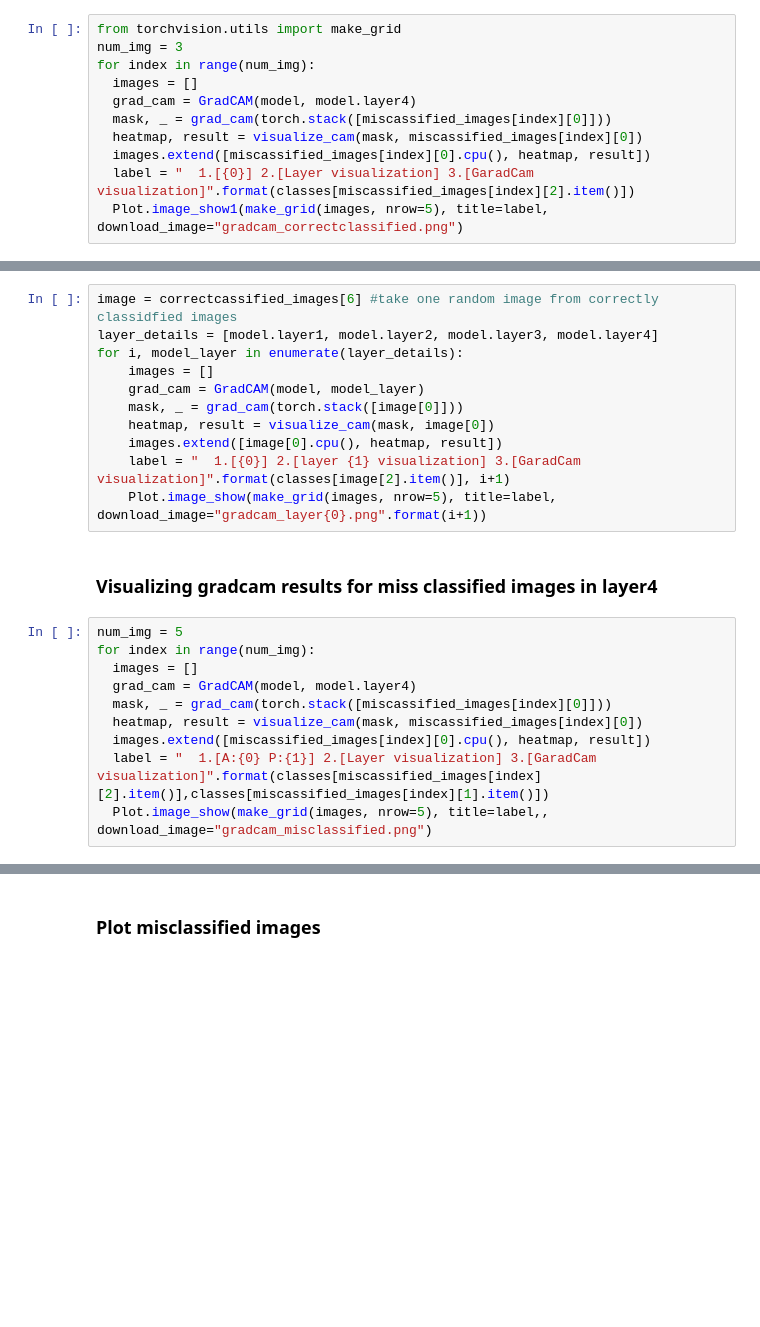
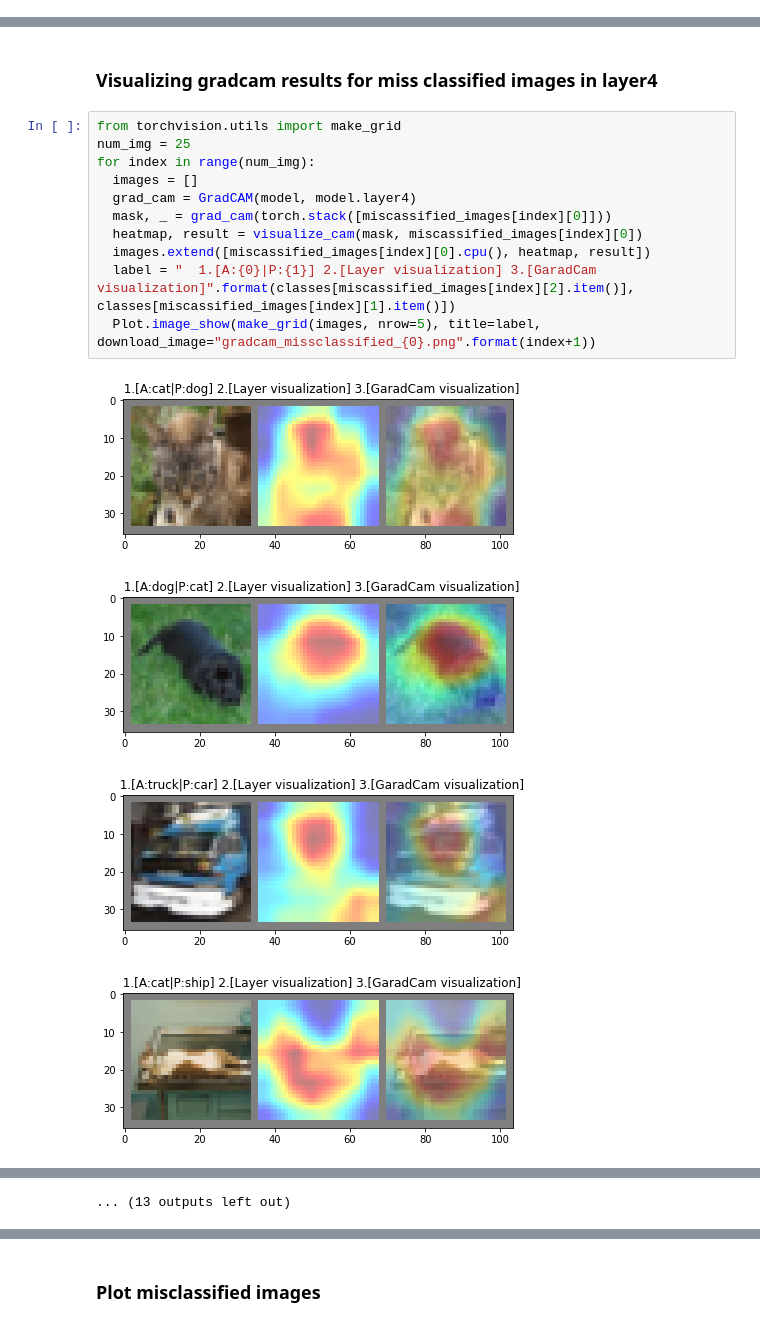
Before and after one commit to sajnanshetty/deep-learning, a Jupyter notebook: s10/eva_s10.ipynb, the cells around one changed output, grey strips where cells are left out. Cells and saved outputs as stored; diff of their text form; blank space fills up the shorter version.

```diff
--- a/s10/eva_s10.ipynb
+++ b/s10/eva_s10.ipynb
@@ -226,11 +222,0 @@ len(miscassified_images)
-# %%
-from torchvision.utils import make_grid
-num_img = 3
-for index in range(num_img):
-  images = []
-  grad_cam = GradCAM(model, model.layer4)
-  mask, _ = grad_cam(torch.stack([miscassified_images[index][0]]))
-  heatmap, result = visualize_cam(mask, miscassified_images[index][0])
-  images.extend([miscassified_images[index][0].cpu(), heatmap, result])
-  label = "  1.[{0}] 2.[Layer visualization] 3.[GaradCam visualization]".format(classes[miscassified_images[index][2].item()])
-  Plot.image_show1(make_grid(images, nrow=5), title=label, download_image="gradcam_correctclassified.png")
@@ -241,23 +223,18 @@ IndexError: ignored
-# %%
-image = correctcassified_images[6] #take one random image from correctly classidfied images
-layer_details = [model.layer1, model.layer2, model.layer3, model.layer4]
-for i, model_layer in enumerate(layer_details):
-    images = []
-    grad_cam = GradCAM(model, model_layer)
-    mask, _ = grad_cam(torch.stack([image[0]]))
-    heatmap, result = visualize_cam(mask, image[0])
-    images.extend([image[0].cpu(), heatmap, result])
-    label = "  1.[{0}] 2.[layer {1} visualization] 3.[GaradCam visualization]".format(classes[image[2].item()], i+1)
-    Plot.image_show(make_grid(images, nrow=5), title=label, download_image="gradcam_layer{0}.png".format(i+1))
 # %% [markdown]
 ### Visualizing gradcam results for miss classified images in layer4
 # %%
-num_img = 5
+from torchvision.utils import make_grid
+num_img = 25
 for index in range(num_img):
   images = []
   grad_cam = GradCAM(model, model.layer4)
   mask, _ = grad_cam(torch.stack([miscassified_images[index][0]]))
   heatmap, result = visualize_cam(mask, miscassified_images[index][0])
   images.extend([miscassified_images[index][0].cpu(), heatmap, result])
-  label = "  1.[A:{0} P:{1}] 2.[Layer visualization] 3.[GaradCam visualization]".format(classes[miscassified_images[index][2].item()],classes[miscassified_images[index][1].item()])
-  Plot.image_show(make_grid(images, nrow=5), title=label,, download_image="gradcam_misclassified.png")
+  label = "  1.[A:{0}|P:{1}] 2.[Layer visualization] 3.[GaradCam visualization]".format(classes[miscassified_images[index][2].item()], classes[miscassified_images[index][1].item()])
+  Plot.image_show(make_grid(images, nrow=5), title=label, download_image="gradcam_missclassified_{0}.png".format(index+1))
+# %% [output]
+[figure, added]
+[figure, added]
+[figure, added]
+[figure, added]
@@ -263,0 +249 @@ for index in range(num_img):
+... (13 outputs left out)
```
Also changed, not shown: parts of 16 cells of this notebook, 59 other files.
